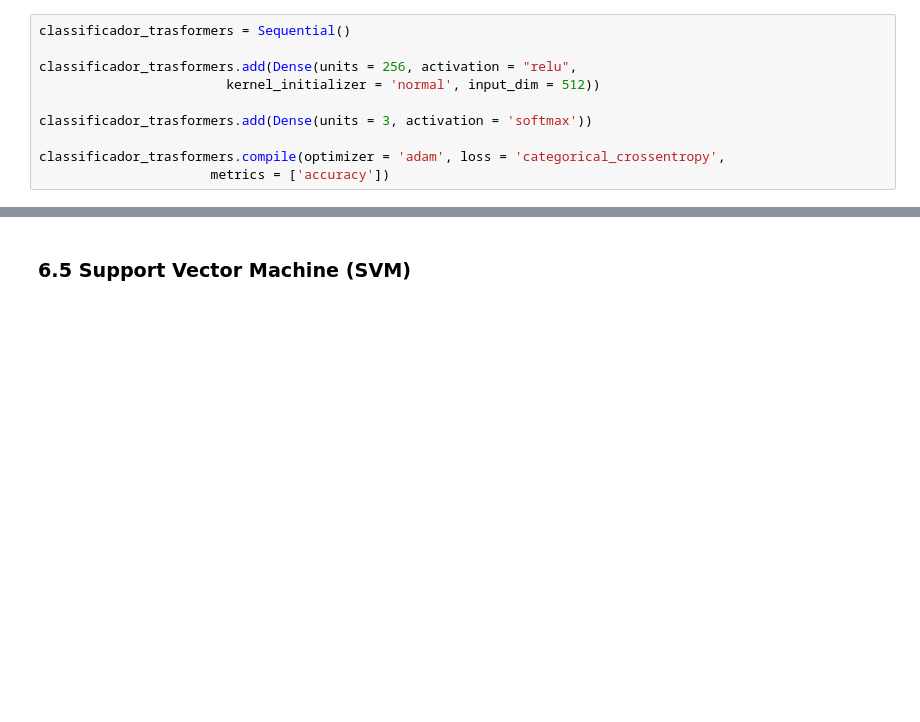
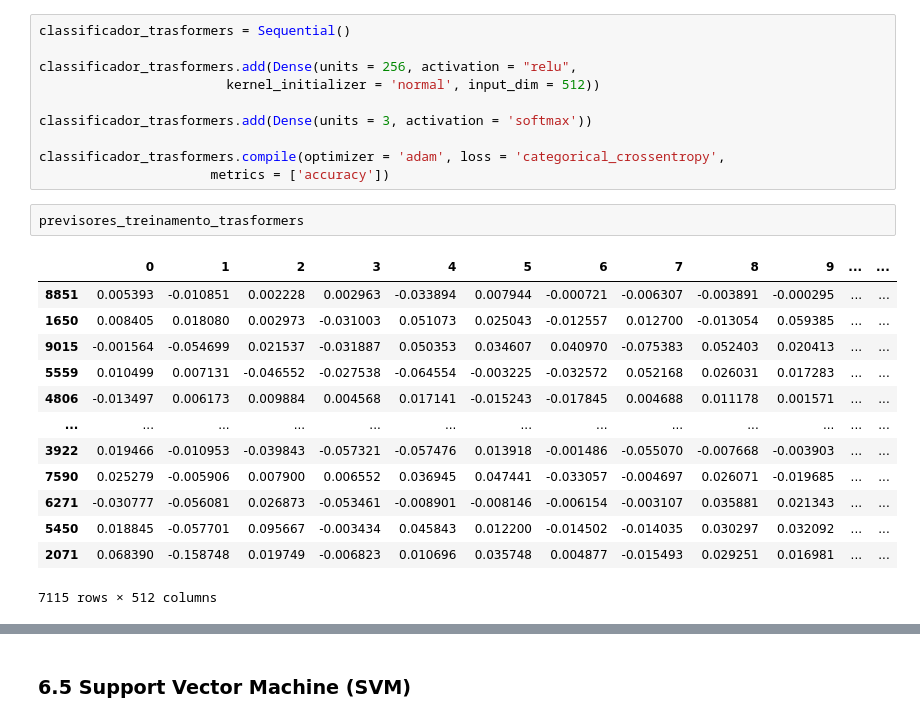
Before and after one commit to 2023M6T4-Inteli/Projeto01, a Jupyter notebook: src/notebook/ModeloPLN_grupo1_sprint4.ipynb, the cells around one changed output, grey strips where cells are left out. Cells and saved outputs as stored; diff of their text form; blank space fills up the shorter version.

```diff
--- a/src/notebook/ModeloPLN_grupo1_sprint4.ipynb
+++ b/src/notebook/ModeloPLN_grupo1_sprint4.ipynb
@@ -1439,6 +1468,22 @@ classificador_trasformers.add(Dense(units = 3, activation = 'softmax'))
 
 classificador_trasformers.compile(optimizer = 'adam', loss = 'categorical_crossentropy',
                       metrics = ['accuracy'])
+# %%
+previsores_treinamento_trasformers
+# %% [output]
+|  | 0 | 1 | 2 | 3 | 4 | 5 | 6 | 7 | 8 | 9 | ... | ... |
+| 8851 | 0.005393 | -0.010851 | 0.002228 | 0.002963 | -0.033894 | 0.007944 | -0.000721 | -0.006307 | -0.003891 | -0.000295 | ... | ... |
+| 1650 | 0.008405 | 0.018080 | 0.002973 | -0.031003 | 0.051073 | 0.025043 | -0.012557 | 0.012700 | -0.013054 | 0.059385 | ... | ... |
+| 9015 | -0.001564 | -0.054699 | 0.021537 | -0.031887 | 0.050353 | 0.034607 | 0.040970 | -0.075383 | 0.052403 | 0.020413 | ... | ... |
+| 5559 | 0.010499 | 0.007131 | -0.046552 | -0.027538 | -0.064554 | -0.003225 | -0.032572 | 0.052168 | 0.026031 | 0.017283 | ... | ... |
+| 4806 | -0.013497 | 0.006173 | 0.009884 | 0.004568 | 0.017141 | -0.015243 | -0.017845 | 0.004688 | 0.011178 | 0.001571 | ... | ... |
+| ... | ... | ... | ... | ... | ... | ... | ... | ... | ... | ... | ... | ... |
+| 3922 | 0.019466 | -0.010953 | -0.039843 | -0.057321 | -0.057476 | 0.013918 | -0.001486 | -0.055070 | -0.007668 | -0.003903 | ... | ... |
+| 7590 | 0.025279 | -0.005906 | 0.007900 | 0.006552 | 0.036945 | 0.047441 | -0.033057 | -0.004697 | 0.026071 | -0.019685 | ... | ... |
+| 6271 | -0.030777 | -0.056081 | 0.026873 | -0.053461 | -0.008901 | -0.008146 | -0.006154 | -0.003107 | 0.035881 | 0.021343 | ... | ... |
+| 5450 | 0.018845 | -0.057701 | 0.095667 | -0.003434 | 0.045843 | 0.012200 | -0.014502 | -0.014035 | 0.030297 | 0.032092 | ... | ... |
+| 2071 | 0.068390 | -0.158748 | 0.019749 | -0.006823 | 0.010696 | 0.035748 | 0.004877 | -0.015493 | 0.029251 | 0.016981 | ... | ... |
+7115 rows × 512 columns
 # %%
 early_stopping = EarlyStopping(monitor='val_loss', patience=4)
 
```
Also changed, not shown: parts of 33 cells of this notebook.
